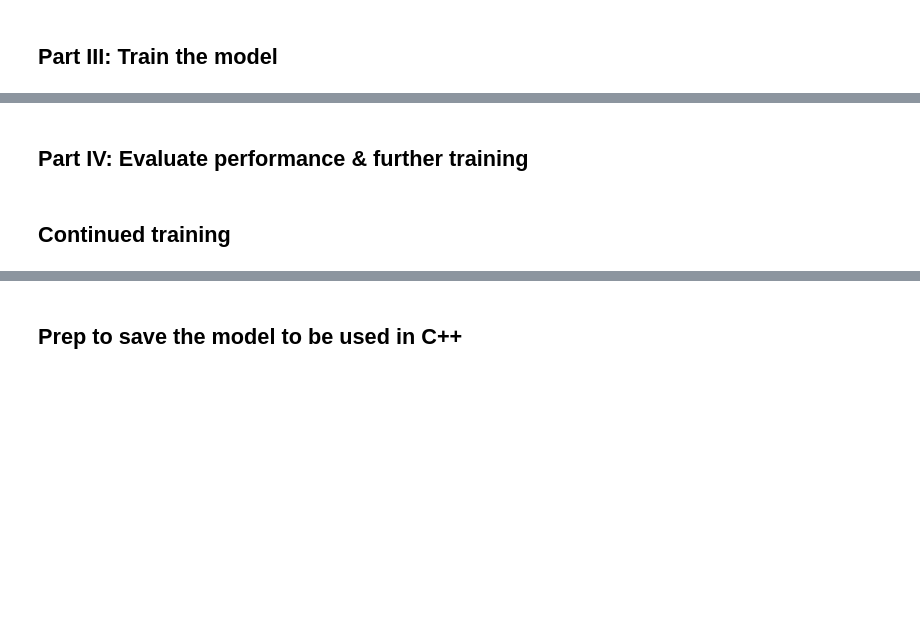
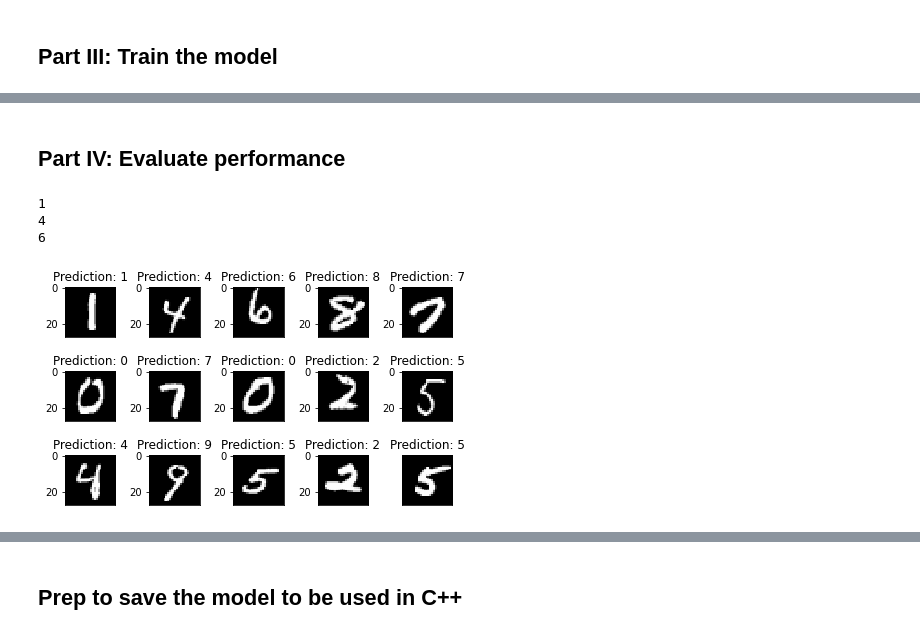
Before and after one commit to entire/sudoku-solver, a Jupyter notebook: digit_classifier/pytorch_digit_classifier.ipynb, the cells around one changed output, grey strips where cells are left out. Saved outputs shown, nothing was run; the diff lists cells and outputs as text; code cells hidden in the pictures; blank space fills up the shorter version.

```diff
--- a/digit_classifier/pytorch_digit_classifier.ipynb
+++ b/digit_classifier/pytorch_digit_classifier.ipynb
@@ -187,12 +188,13 @@ def train(model, epoch, optimizer):
+# %%
+use_cuda = torch.cuda.is_available()
+device = torch.device("cuda" if use_cuda else "cpu")
 # %%
-model = SudokuNet()
-# loss and optimizer
-criterion = nn.CrossEntropyLoss()
-optimizer = torch.optim.Adam(model.parameters(), lr=learning_rate)
+optimizer = optim.Adadelta(model.parameters(), lr=0.01)
+
+test(model, device, test_loader)
 scheduler = StepLR(optimizer, step_size=1, gamma=lr_step_gamma)
-
 for epoch in range(1, n_epochs + 1):
-    train(model, epoch, optimizer)
-    test(model)
+    train(model, device, train_loader, optimizer, epoch)
+    test(model, device, test_loader)
     scheduler.step()
 # %% [output]
@@ -216,2 +218,2 @@ Test set: Avg. loss: 2.3012, Accuracy: 1135/10000 (11%)
 # %% [markdown]
-## Part IV: Evaluate performance & further training
+## Part IV: Evaluate performance
@@ -226,16 +220,21 @@ fig
 # %%
 with torch.no_grad():
-  output = model(example_data)
+    output = model(example_data)
 
 fig = plt.figure()
-for i in range(6):
-  plt.subplot(2,3,i+1)
-  plt.tight_layout()
-  plt.imshow(example_data[i][0], cmap='gray', interpolation='none')
-  plt.title("Prediction: {}".format(
-    output.data.max(1, keepdim=True)[1][i].item()))
-  plt.xticks([])
-  plt.yticks([])
-fig
+for i in range(15):
+    plt.subplot(3,5,i+1)
+    plt.tight_layout()
+    plt.imshow(example_data[i][0], cmap='gray', interpolation='none')
+    plt.title("Prediction: {}".format(output.data.max(1, keepdim=True)[1][i].item()))
+    plt.xticks([])
+plt.yticks([])
+
+print(output.data.max(1,True)[1][0].item())
+print(output.data.max(1,True)[1][1].item())
+print(output.data.max(1,True)[1][2].item())
+# %% [output]
+1
+4
+6
+[figure, added]
-# %% [markdown]
-## Continued training
```
Also changed, not shown: parts of 17 cells of this notebook, 26 other files.
